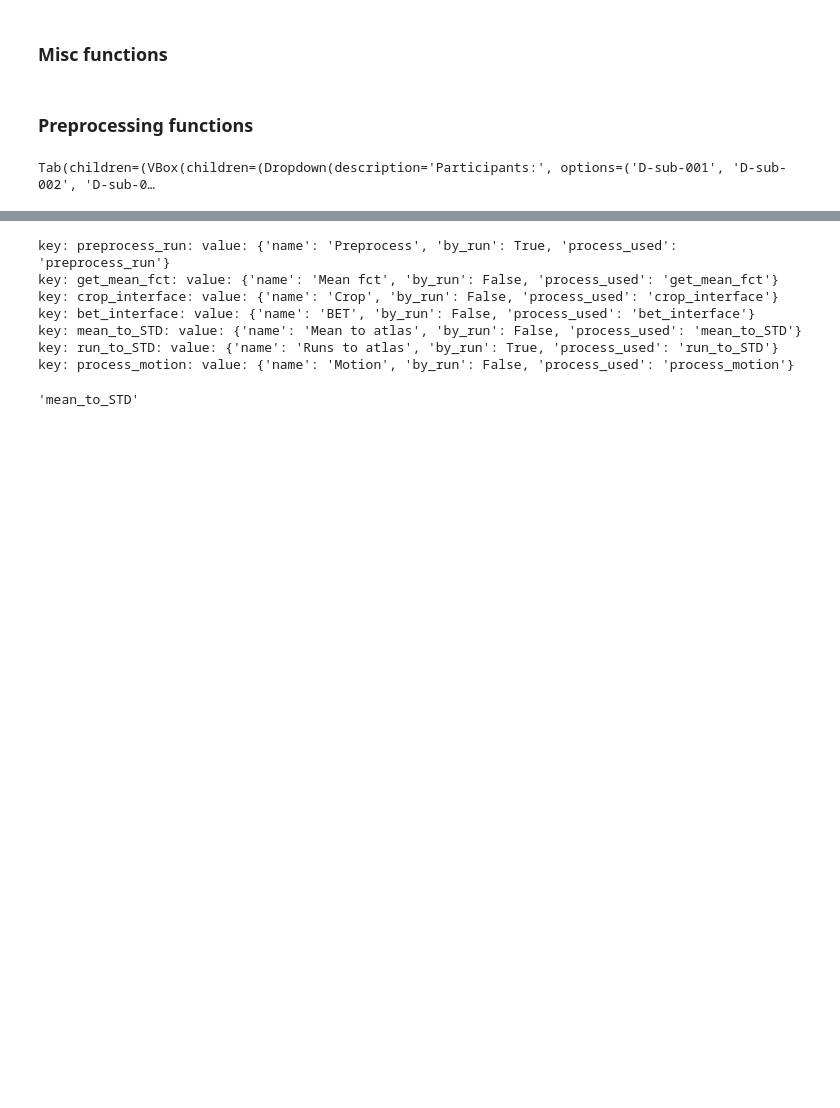
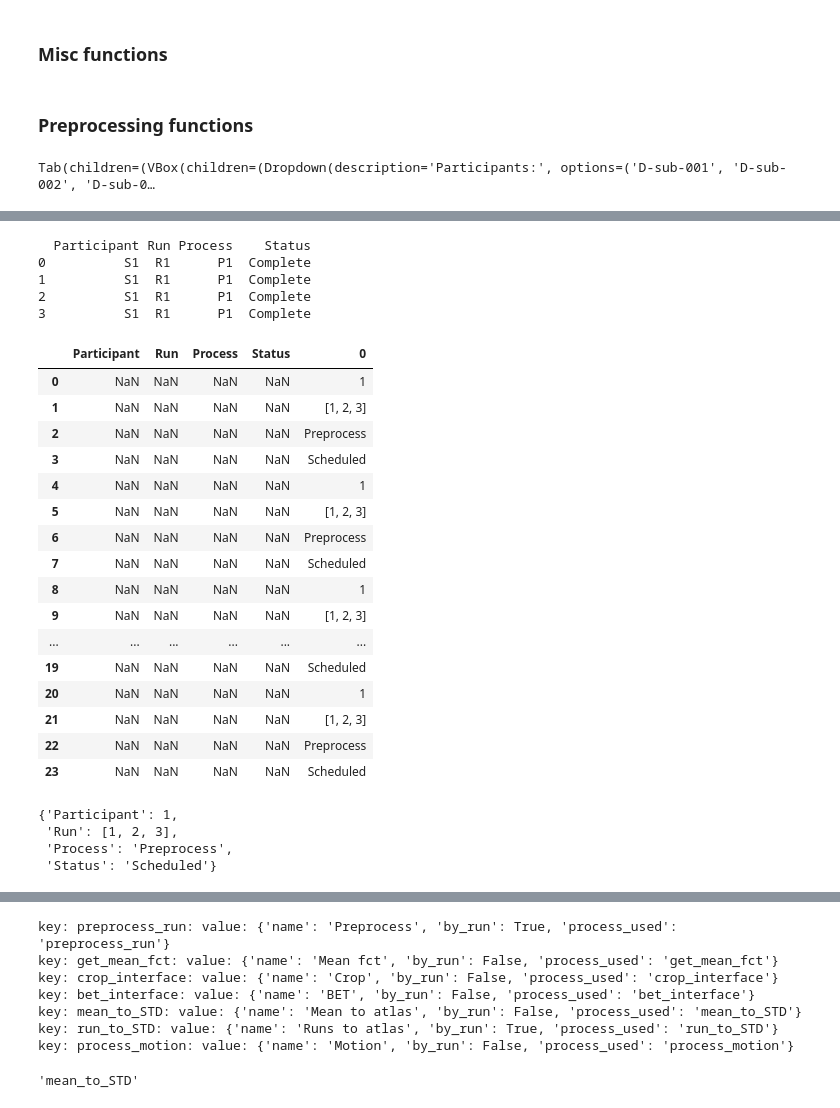
Before and after one commit to rhernandez00/dog_brain_toolkit, a Jupyter notebook: interface.ipynb, the cells around one changed output, grey strips where cells are left out. Cells and saved outputs as stored; diff of their text form; code cells hidden in the pictures; blank space fills up the shorter version.

```diff
--- a/interface.ipynb
+++ b/interface.ipynb
@@ -296,0 +347,37 @@ Tab(children=(VBox(children=(Dropdown(description='Participants:', options=('D-s
+# %%
+import pandas as pd
+
+# Sample job_dict for demonstration purposes
+job_dict = {'sub_N': 'S1', 'run_N': 'R1', 'Process': 'P1', 'Status': 'Complete'}
+
+job_list = [job_dict, job_dict, job_dict]
+
+job_list.append(job_dict)
+
+# Define column_id dictionary with keys for columns and column labels
+column_id = {'sub_N': {'label': 'Participant'},
+             'run_N': {'label': 'Run'},
+             'Process': {'label': 'Process'},
+             'Status': {'label': 'Status'}}
+
+# Initialize scheduler_table
+scheduler_table = pd.DataFrame(columns=[column_id[key]['label'] for key in column_id.keys()])
+
+# List to hold new rows
+rows = []
+
+# Populate scheduler_table with job_list
+for job in job_list:
+    new_row = {column_id[key]['label']: job[key] for key in column_id.keys()}
+    rows.append(new_row)
+
+# Convert list of rows to DataFrame and concatenate
+scheduler_table = pd.concat([scheduler_table, pd.DataFrame(rows)], ignore_index=True)
+
+print(scheduler_table)
+# %% [output]
+  Participant Run Process    Status
+0          S1  R1      P1  Complete
+1          S1  R1      P1  Complete
+2          S1  R1      P1  Complete
+3          S1  R1      P1  Complete
@@ -296,0 +407,28 @@ Tab(children=(VBox(children=(Dropdown(description='Participants:', options=('D-s
+# %%
+scheduler_table = pd.concat([scheduler_table,pd.Series(new_row)], ignore_index=True)
+scheduler_table
+# %% [output]
+|  | Participant | Run | Process | Status | 0 |
+| 0 | NaN | NaN | NaN | NaN | 1 |
+| 1 | NaN | NaN | NaN | NaN | [1, 2, 3] |
+| 2 | NaN | NaN | NaN | NaN | Preprocess |
+| 3 | NaN | NaN | NaN | NaN | Scheduled |
+| 4 | NaN | NaN | NaN | NaN | 1 |
+| 5 | NaN | NaN | NaN | NaN | [1, 2, 3] |
+| 6 | NaN | NaN | NaN | NaN | Preprocess |
+| 7 | NaN | NaN | NaN | NaN | Scheduled |
+| 8 | NaN | NaN | NaN | NaN | 1 |
+| 9 | NaN | NaN | NaN | NaN | [1, 2, 3] |
+| ... | ... | ... | ... | ... | ... |
+| 19 | NaN | NaN | NaN | NaN | Scheduled |
+| 20 | NaN | NaN | NaN | NaN | 1 |
+| 21 | NaN | NaN | NaN | NaN | [1, 2, 3] |
+| 22 | NaN | NaN | NaN | NaN | Preprocess |
+| 23 | NaN | NaN | NaN | NaN | Scheduled |
+# %%
+new_row
+# %% [output]
+{'Participant': 1,
+ 'Run': [1, 2, 3],
+ 'Process': 'Preprocess',
+ 'Status': 'Scheduled'}
```
Also changed, not shown: parts of 14 cells of this notebook, 1 other file.
